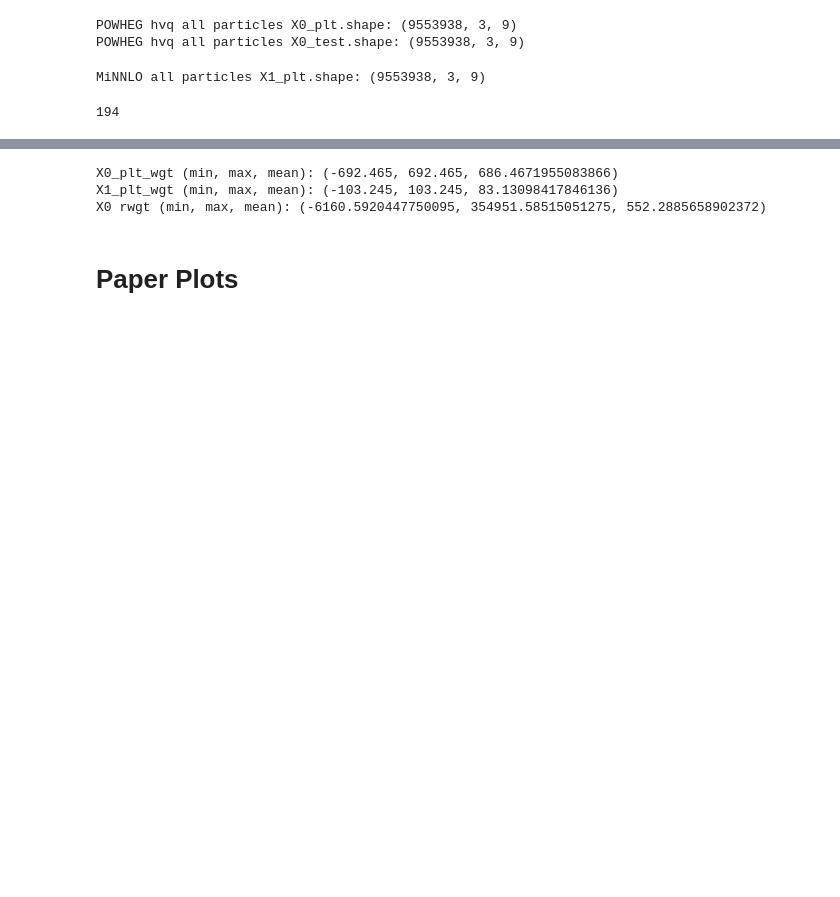
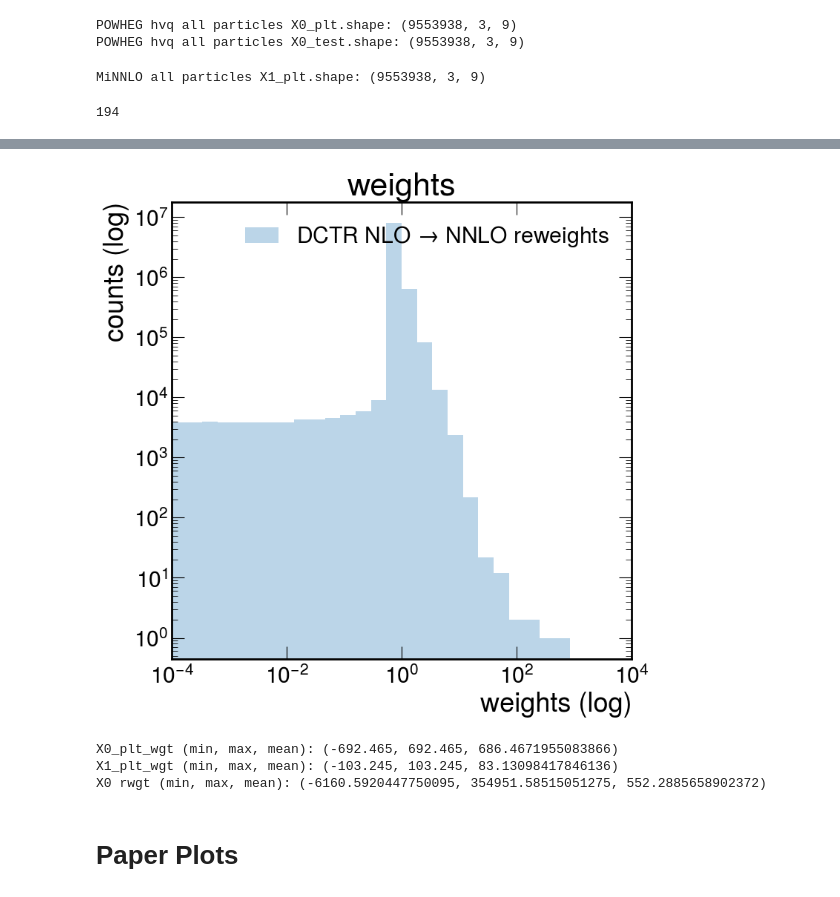
Before and after one commit to finnpuschmann/DCTR_FP, a Jupyter notebook: 20240503/DCTR_notebook_plotting_no-mean-training.ipynb, the cells around one changed output, grey strips where cells are left out. Saved outputs shown, nothing was run; the diff lists cells and outputs as text; code cells hidden in the pictures; blank space fills up the shorter version.

Commit message:
slighlty updated to include plots of weights

```diff
--- a/20240503/DCTR_notebook_plotting_no-mean-training.ipynb
+++ b/20240503/DCTR_notebook_plotting_no-mean-training.ipynb
@@ -65,8 +67,11 @@ dctr.save('best_model_weights.h5')
 
 # calculate rwgt
 with tf.device('CPU'):
-    rwgt = DCTR.get_rwgt([model], X0_test) # .tf models also include network architecture. get_rwgt() sets up the network for the (list of) models, then calls predict_weights() like in DCTR_notebook_OLD_14-to-13TeV notebook
+    dctr_rwgt = DCTR.get_rwgt([model], X0_test) # .tf models also include network architecture. get_rwgt() sets up the network for the (list of) models, then calls predict_weights() like in DCTR_notebook_OLD_14-to-13TeV notebook
+# plot and check dctr rwgt
+wgts = [(dctr_rwgt[0], r'DCTR NLO $\to$ NNLO reweights')]
+DCTR.plot_weights(wgts, start = 0.0001, stop = 10000)
 
 # apply orginal generator weights to rwgt
-rwgt = np.multiply(rwgt[0], X0_plt_wgt)
+rwgt = np.multiply(dctr_rwgt[0], X0_plt_wgt)
 # %% [output]
@@ -79,3 +79,4 @@ To enable them in other operations, rebuild TensorFlow with the appropriate comp
+[figure, added]
 # %%
 # check weights
 print(f'X0_plt_wgt (min, max, mean): {min(X0_plt_wgt), max(X0_plt_wgt), np.mean(X0_plt_wgt)}')
```
Also changed, not shown: parts of 5 cells of this notebook, 2 other files.
